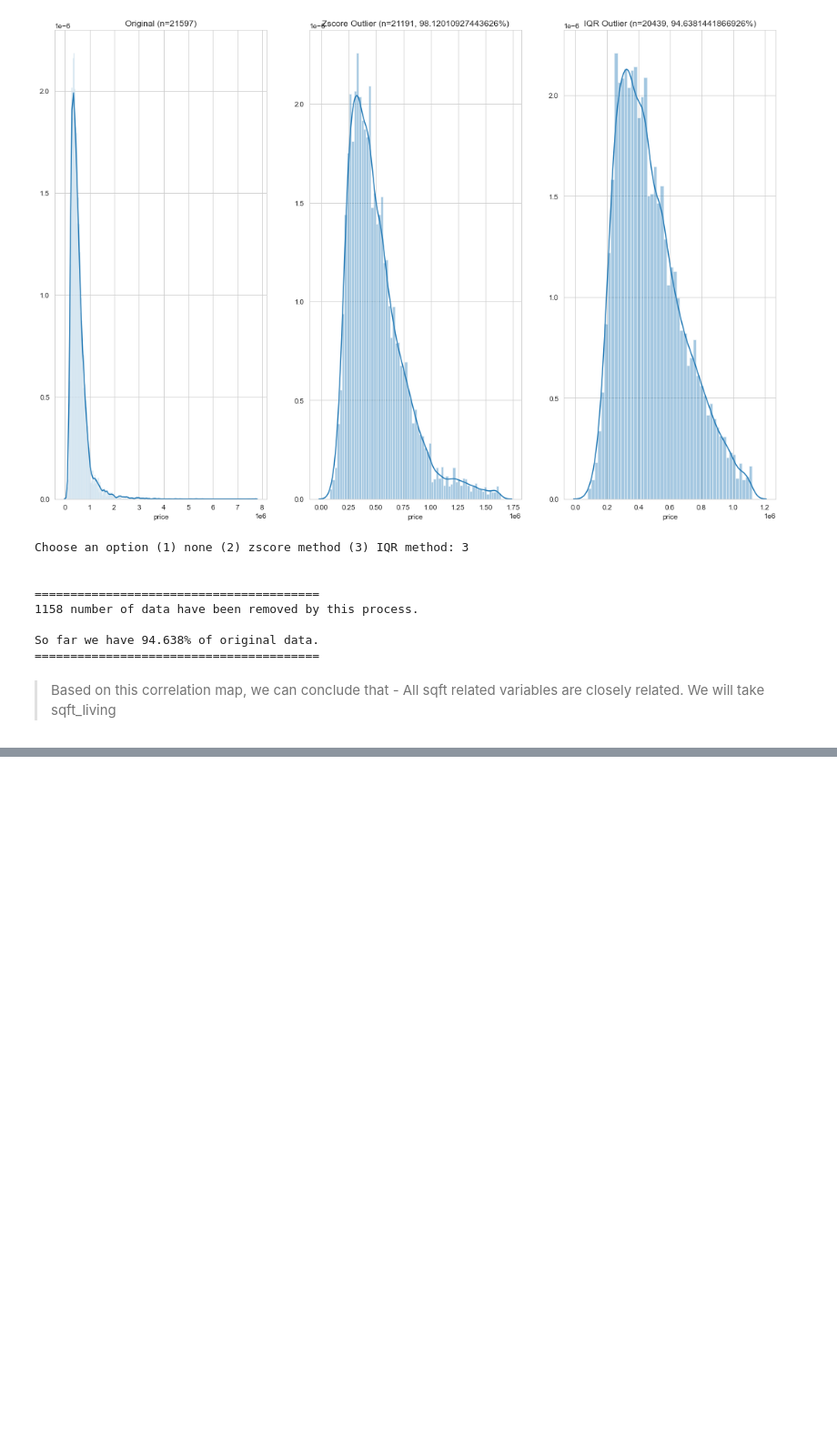
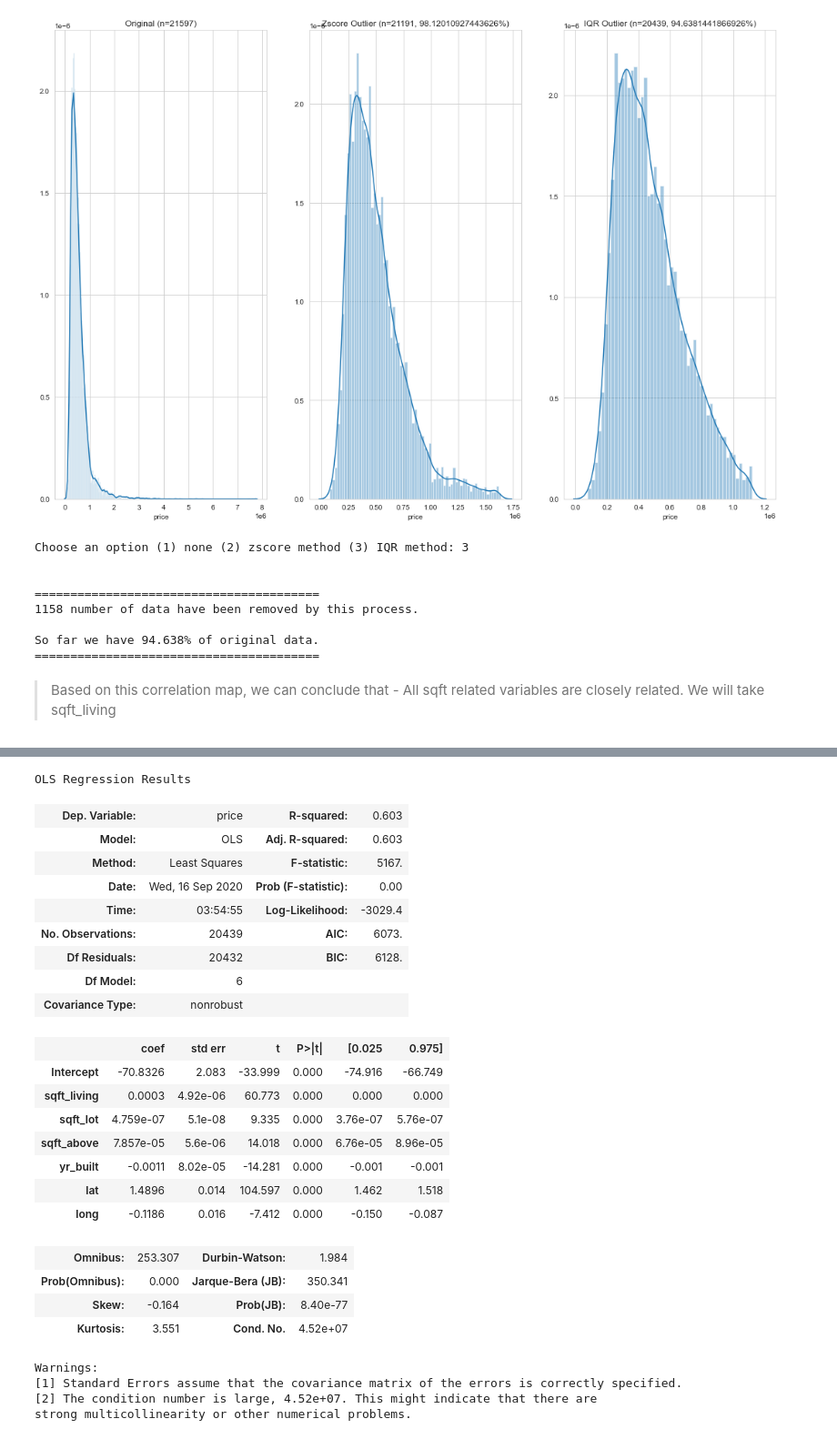
Before and after one commit to singsang2/Mod-2-Kings-County-Housing-Price-Model, a Jupyter notebook: student.ipynb, the cells around one changed output, grey strips where cells are left out. Shown at 91% size. Cells and saved outputs as stored; diff of their text form; code cells hidden in the pictures; blank space fills up the shorter version.

```diff
--- a/student.ipynb
+++ b/student.ipynb
@@ -135,0 +139,31 @@ Name: price, Length: 20439, dtype: float64
+# %%
+model = smf.ols(formula, sample)
+result = model.fit()
+result.summary()
+# %% [output]
+OLS Regression Results
+| Dep. Variable: | price | R-squared: | 0.603 |
+| Model: | OLS | Adj. R-squared: | 0.603 |
+| Method: | Least Squares | F-statistic: | 5167. |
+| Date: | Wed, 16 Sep 2020 | Prob (F-statistic): | 0.00 |
+| Time: | 03:54:55 | Log-Likelihood: | -3029.4 |
+| No. Observations: | 20439 | AIC: | 6073. |
+| Df Residuals: | 20432 | BIC: | 6128. |
+| Df Model: | 6 |  |  |
+| Covariance Type: | nonrobust |  |  |
+|  | coef | std err | t | P>|t| | [0.025 | 0.975] |
+| Intercept | -70.8326 | 2.083 | -33.999 | 0.000 | -74.916 | -66.749 |
+| sqft_living | 0.0003 | 4.92e-06 | 60.773 | 0.000 | 0.000 | 0.000 |
+| sqft_lot | 4.759e-07 | 5.1e-08 | 9.335 | 0.000 | 3.76e-07 | 5.76e-07 |
+| sqft_above | 7.857e-05 | 5.6e-06 | 14.018 | 0.000 | 6.76e-05 | 8.96e-05 |
+| yr_built | -0.0011 | 8.02e-05 | -14.281 | 0.000 | -0.001 | -0.001 |
+| lat | 1.4896 | 0.014 | 104.597 | 0.000 | 1.462 | 1.518 |
+| long | -0.1186 | 0.016 | -7.412 | 0.000 | -0.150 | -0.087 |
+| Omnibus: | 253.307 | Durbin-Watson: | 1.984 |
+| Prob(Omnibus): | 0.000 | Jarque-Bera (JB): | 350.341 |
+| Skew: | -0.164 | Prob(JB): | 8.40e-77 |
+| Kurtosis: | 3.551 | Cond. No. | 4.52e+07 |
+Warnings:
+[1] Standard Errors assume that the covariance matrix of the errors is correctly specified.
+[2] The condition number is large, 4.52e+07. This might indicate that there are
+strong multicollinearity or other numerical problems.
```
Also changed, not shown: parts of 8 cells of this notebook, 1 other file.
